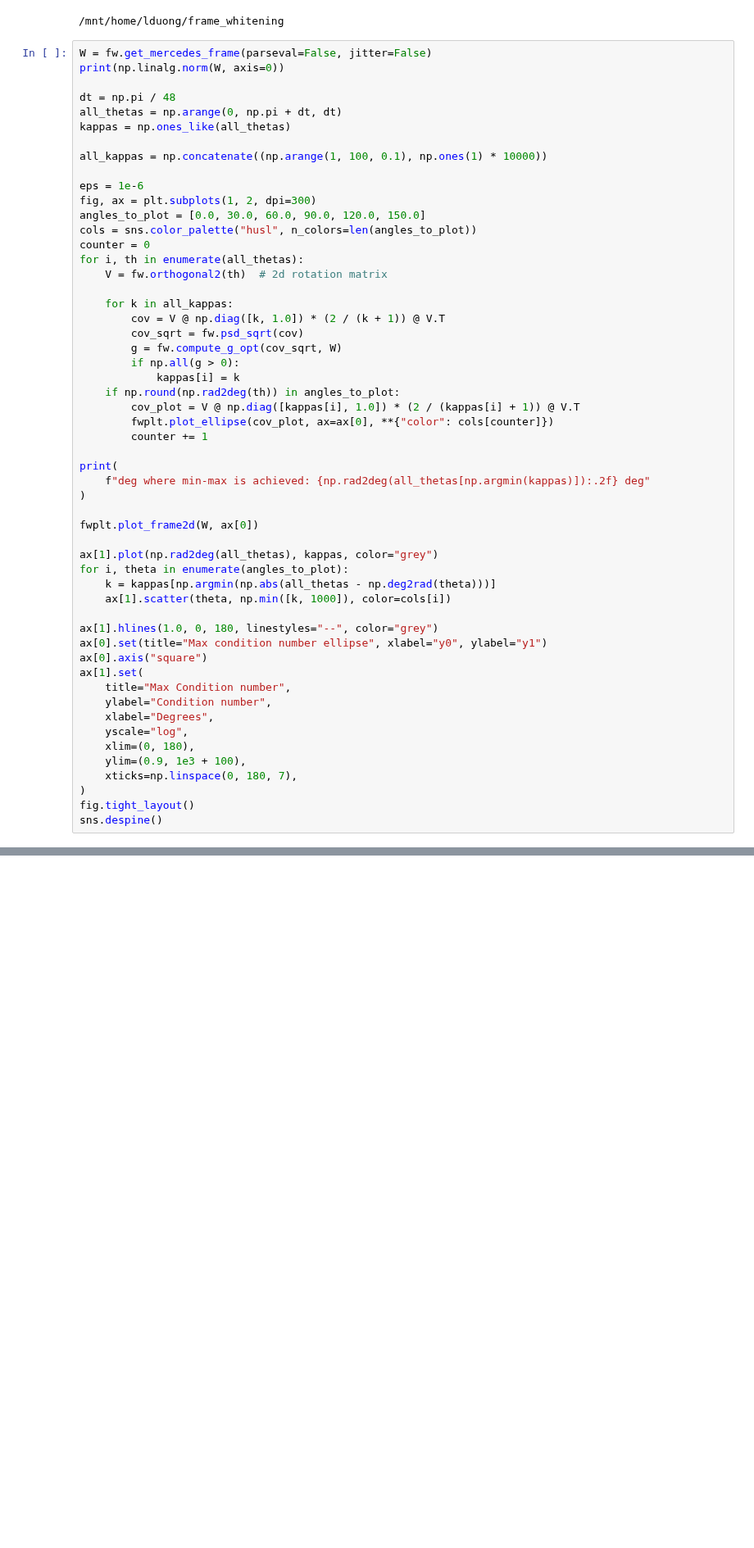
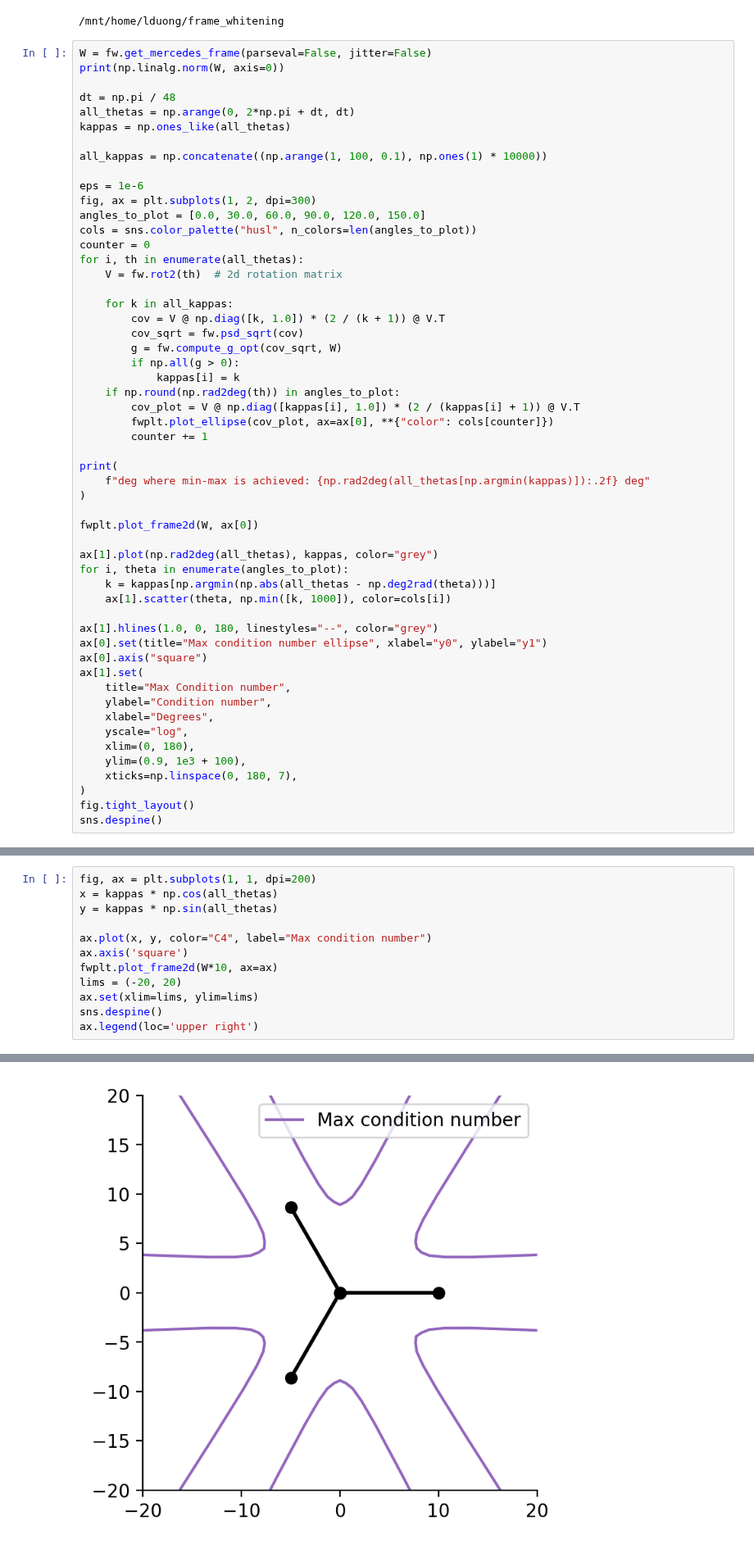
Before and after one commit to lyndond/frame_whitening, a Jupyter notebook: figures/mercedes_max_cond.ipynb, the cells around one changed output, grey strips where cells are left out. Shown at 82% size. Drawn from its saved outputs; the diff is of its cells as text; blank space fills up the shorter version.

```diff
--- a/figures/mercedes_max_cond.ipynb
+++ b/figures/mercedes_max_cond.ipynb
@@ -20,7 +20,7 @@ W = fw.get_mercedes_frame(parseval=False, jitter=False)
 print(np.linalg.norm(W, axis=0))
 
 dt = np.pi / 48
-all_thetas = np.arange(0, np.pi + dt, dt)
+all_thetas = np.arange(0, 2*np.pi + dt, dt)
 kappas = np.ones_like(all_thetas)
 
 all_kappas = np.concatenate((np.arange(1, 100, 0.1), np.ones(1) * 10000))
@@ -31,7 +31,7 @@ angles_to_plot = [0.0, 30.0, 60.0, 90.0, 120.0, 150.0]
 cols = sns.color_palette("husl", n_colors=len(angles_to_plot))
 counter = 0
 for i, th in enumerate(all_thetas):
-    V = fw.orthogonal2(th)  # 2d rotation matrix
+    V = fw.rot2(th)  # 2d rotation matrix
 
     for k in all_kappas:
         cov = V @ np.diag([k, 1.0]) * (2 / (k + 1)) @ V.T
@@ -73,3 +73,16 @@ sns.despine()
 [1. 1. 1.]
 deg where min-max is achieved: 90.00 deg
 [figure]
+# %%
+fig, ax = plt.subplots(1, 1, dpi=200)
+x = kappas * np.cos(all_thetas)
+y = kappas * np.sin(all_thetas)
+
+ax.plot(x, y, color="C4", label="Max condition number")
+ax.axis('square')
+fwplt.plot_frame2d(W*10, ax=ax)
+lims = (-20, 20)
+ax.set(xlim=lims, ylim=lims)
+sns.despine()
+ax.legend(loc='upper right')
+# %% [output]
@@ -76,3 +90,4 @@ deg where min-max is achieved: 90.00 deg
+[figure, added]
 # %%
 fig.savefig(
     "figures/fig_outputs/cond_number_r2.png",
```
Also changed, not shown: parts of 1 cell of this notebook.
